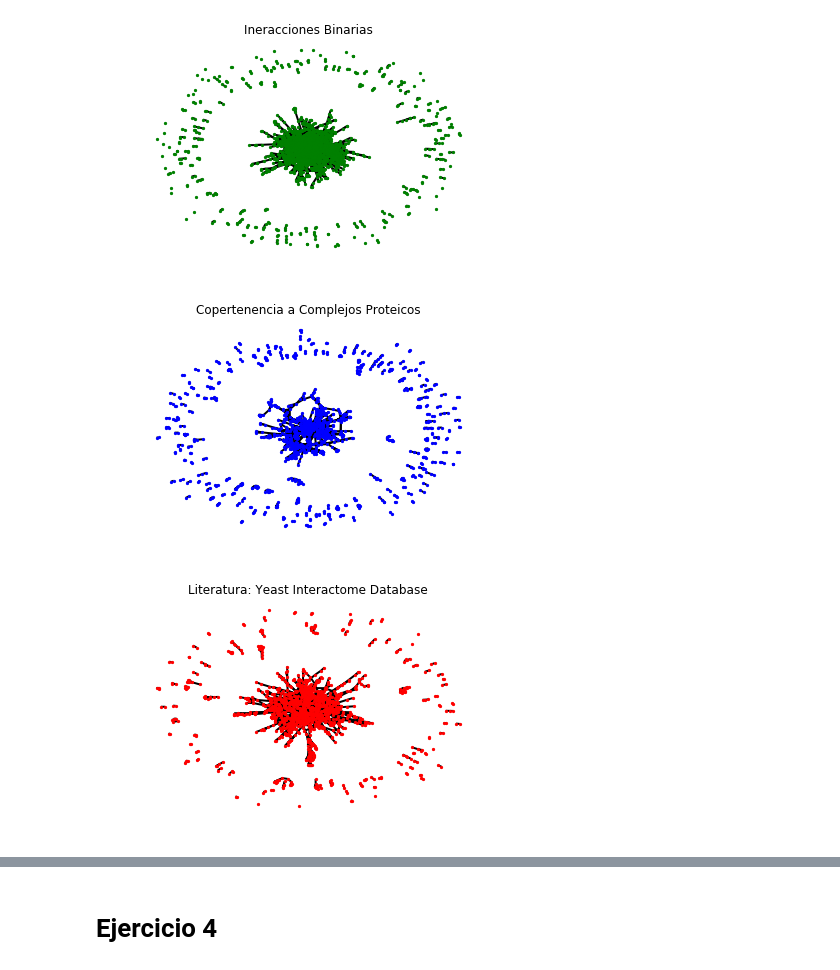
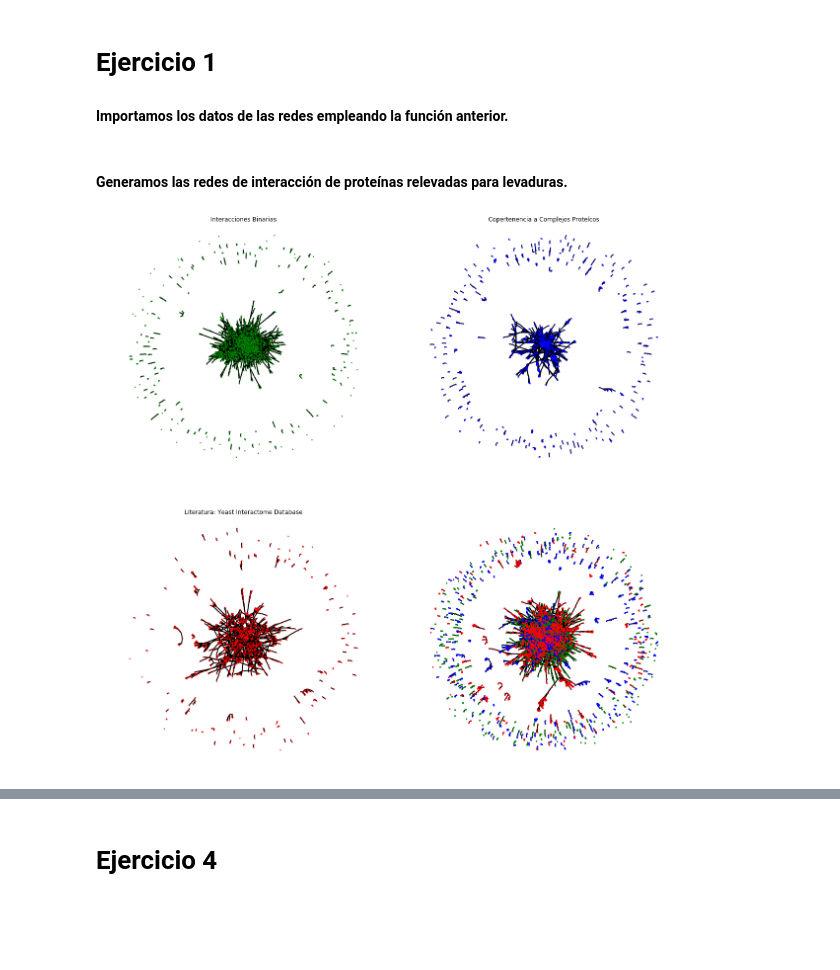
Before and after one commit to leialorenzo/Redes, a Jupyter notebook: TP1.ipynb, the cells around one changed output, grey strips where cells are left out. Drawn from its saved outputs; the diff is of its cells as text; code cells hidden in the pictures; blank space fills up the shorter version.

Commit message:
primeros comentarios, función ajuste

```diff
--- a/TP1.ipynb
+++ b/TP1.ipynb
@@ -13,10 +18,15 @@ def ldata(archive):
         col=line.split()
         data.append(col)
     return data
+# %% [markdown]
+# Ejercicio 1
+#### Importamos los datos de las redes empleando la función anterior.
 # %%
 bina=ldata("tc01_data/yeast_Y2H.txt")
 prot=ldata("tc01_data/yeast_AP-MS.txt")
 lit=ldata("tc01_data/yeast_LIT.txt")
+# %% [markdown]
+#### Generamos las redes de interacción de proteínas relevadas para levaduras.
 # %%
 B=nx.Graph()
 B.add_edges_from(bina)
@@ -25,20 +35,22 @@ P.add_edges_from(prot)
 L=nx.Graph()
 L.add_edges_from(lit)
 # %%
-plt.figure(1)
-plt.title("Ineracciones Binarias")
-nx.draw(B, with_labels=False,node_color="green", node_size=5, width=2)
+plt.figure(1, figsize = (20,20))
+plt.subplot(221)
+plt.title("Interacciones Binarias")
+nx.draw(B, with_labels=False,node_color="green", node_size=2, width=0.5)
 
-plt.figure(2)
-plt.title("Copertenencia a Complejos Proteicos")
-nx.draw(P, with_labels=False, node_color="blue", node_size=5, width=2)
+plt.subplot(222)
+plt.title("Copertenencia a Complejos Proteícos")
+nx.draw(P, with_labels=False, node_color="blue", node_size=2, width=0.5)
 
-plt.figure(3)
+plt.subplot(223)
 plt.title("Literatura: Yeast Interactome Database")
-nx.draw(L, with_labels=False,node_color="red", node_size=5, width=2)
+nx.draw(L, with_labels=False,node_color="red", node_size=2, width=0.5)
 
-#despues va a haber que tunear dimensiones para el display del trabajo final
+plt.subplot(224)
+nx.draw(B, with_labels=False,node_color="green", node_size=5, width=0.5, label = 'Binaria')
+nx.draw(P, with_labels=False, node_color="blue", node_size=5, width=0.5, label = 'Copertenencia')
+nx.draw(L, with_labels=False,node_color="red", node_size=5, width=0.5, label = 'Literatura')
 # %% [output]
-[figure, old version]
+[figure, new version]
-[figure, removed]
-[figure, removed]
```
Also changed, not shown: parts of 47 cells of this notebook.
